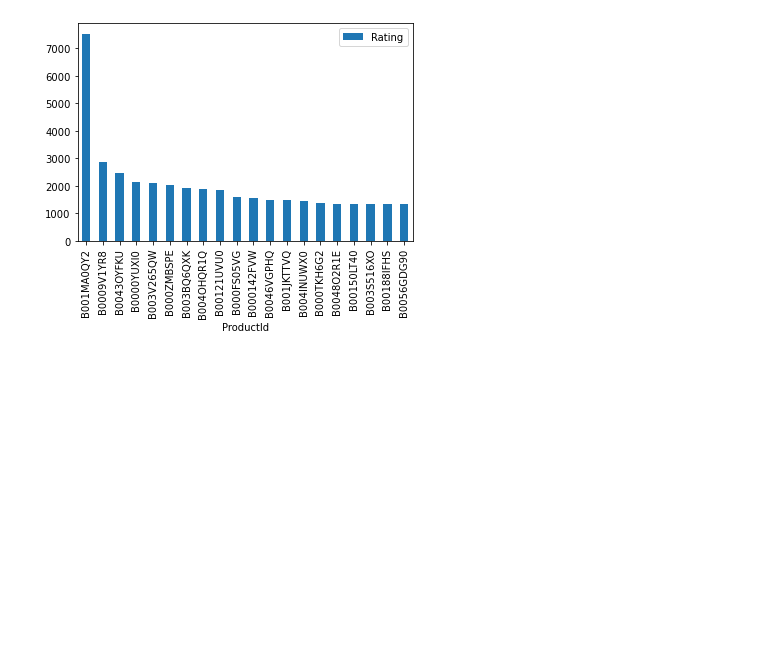
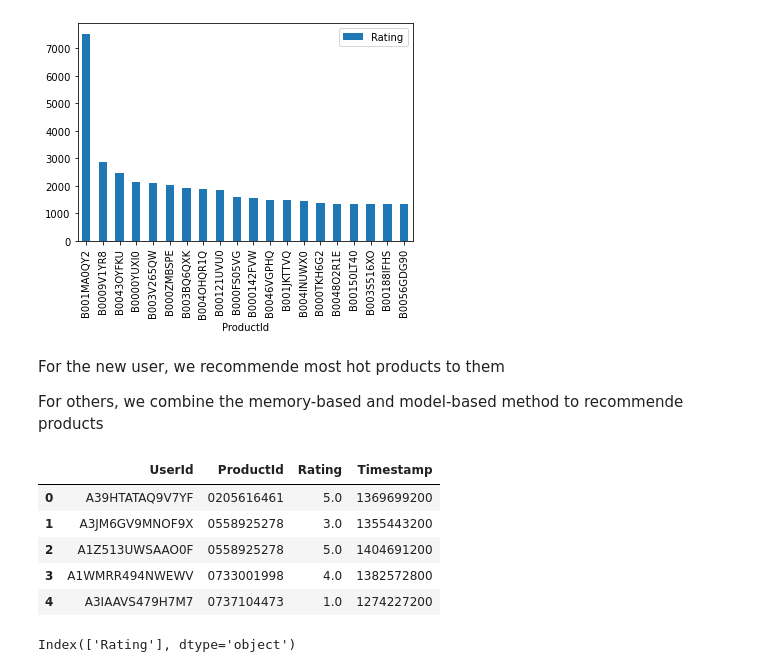
Before and after one commit to Nick-liu666/496_project_code, a Jupyter notebook: hybrid.ipynb, the cells around one changed output. Saved outputs shown, nothing was run; the diff lists cells and outputs as text; code cells hidden in the pictures; blank space fills up the shorter version.

```diff
--- a/hybrid.ipynb
+++ b/hybrid.ipynb
@@ -19,3 +19,38 @@ most_popular.head(20).plot(kind = "bar")
 # %% [output]
 <matplotlib.axes._subplots.AxesSubplot at 0x...>
 [figure]
+# %% [markdown]
+For the new user, we recommende most hot products to them
+
+For others, we combine the memory-based and model-based method to recommende products
+# %%
+def recommendation(dataset, uid):
+    if uid not in dataset["UserId"]:
+        return most_popular.index[:10]
+    recommendList, neighbors = recommendation(uid, userDic, itemDic)
+    if len(recommendList) == 0: return most_popular.index[:10]
+
+    pred_rating_result = [(iid, bcf.predict(uid,iid)) for iid in recommendList]
+    pred_rating_result.sort(key = takeSecond)
+
+    if len(pred_rating_result) < 10:
+        recom_list = [product[0] for product in pred_rating_result]
+        for product_id in most_popular.index[:10]:
+            recom_list.append(product_id)
+        return recom_list[:10]
+    else:
+        return pred_rating_result[:10]
+# %% [output]
+|  | UserId | ProductId | Rating | Timestamp |
+| 0 | A39HTATAQ9V7YF | 0205616461 | 5.0 | 1369699200 |
+| 1 | A3JM6GV9MNOF9X | 0558925278 | 3.0 | 1355443200 |
+| 2 | A1Z513UWSAAO0F | 0558925278 | 5.0 | 1404691200 |
+| 3 | A1WMRR494NWEWV | 0733001998 | 4.0 | 1382572800 |
+| 4 | A3IAAVS479H7M7 | 0737104473 | 1.0 | 1274227200 |
+# %%
+bcf = BaselineCFBySGD(trainset, 50, 0.1, 0.0, ["UserId", "ProductId", "Rating"])
+# Example for first user id
+recommend_List = recommendation(dataset, test[0][0])
+print(recommend_List)
+# %% [output]
+Index(['Rating'], dtype='object')
```
Also changed, not shown: parts of 2 cells of this notebook, 3 other files.
